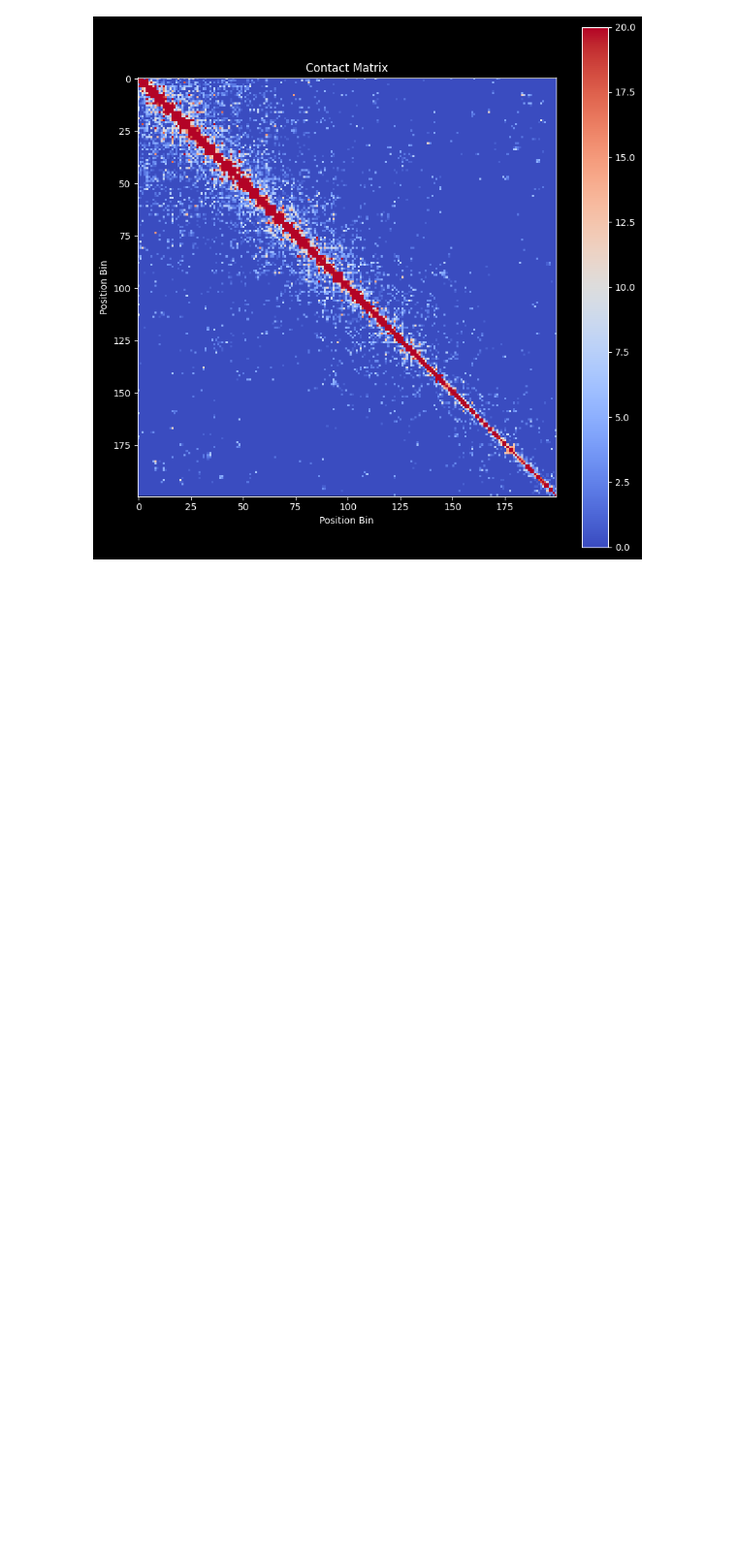
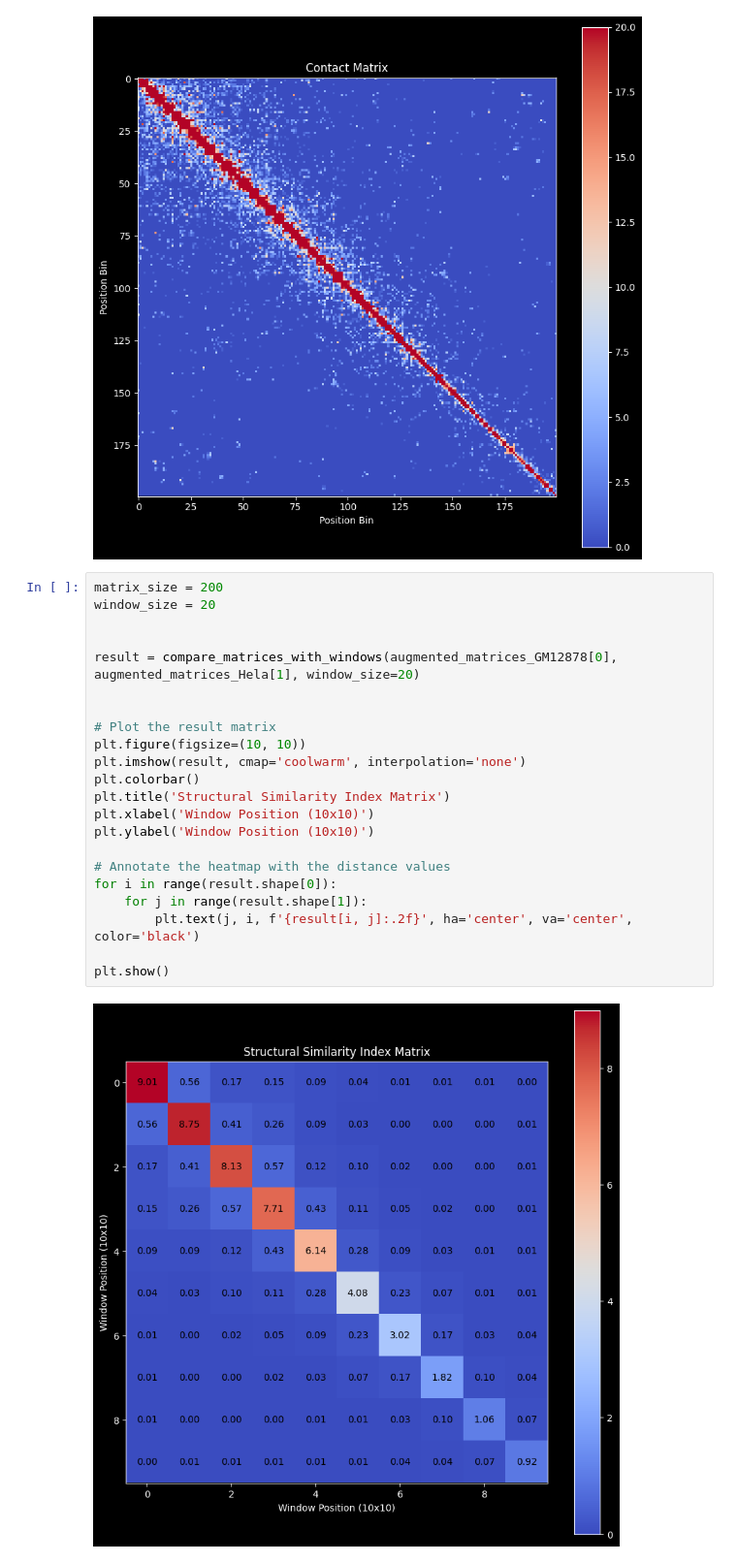
Before and after one commit to HaochongYANG/dna_heterogeneity, a Jupyter notebook: analysis.ipynb, the cells around one changed output. Shown: that part at 97% size. Cells and saved outputs as stored; diff of their text form; blank space fills up the shorter version.

```diff
--- a/analysis.ipynb
+++ b/analysis.ipynb
@@ -351,3 +368,27 @@ avg of avg: 0.3588197916666666
 visualize(augmented_matrices_Hela[2], 20)
 # %% [output]
 [figure]
+# %%
+matrix_size = 200
+window_size = 20
+
+
+result = compare_matrices_with_windows(augmented_matrices_GM12878[0], augmented_matrices_Hela[1], window_size=20)
+
+
+# Plot the result matrix
+plt.figure(figsize=(10, 10))
+plt.imshow(result, cmap='coolwarm', interpolation='none')
+plt.colorbar()
+plt.title('Structural Similarity Index Matrix')
+plt.xlabel('Window Position (10x10)')
+plt.ylabel('Window Position (10x10)')
+
+# Annotate the heatmap with the distance values
+for i in range(result.shape[0]):
+    for j in range(result.shape[1]):
+        plt.text(j, i, f'{result[i, j]:.2f}', ha='center', va='center', color='black')
+
+plt.show()
+# %% [output]
+[figure, added]
```
Also changed, not shown: parts of 9 cells of this notebook, 1 other file.
